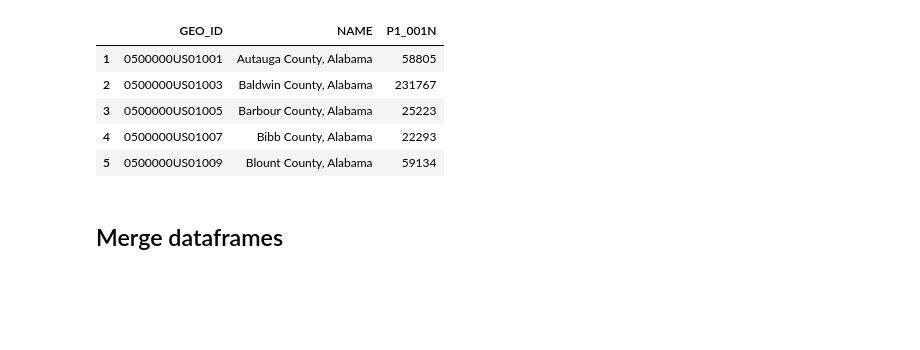
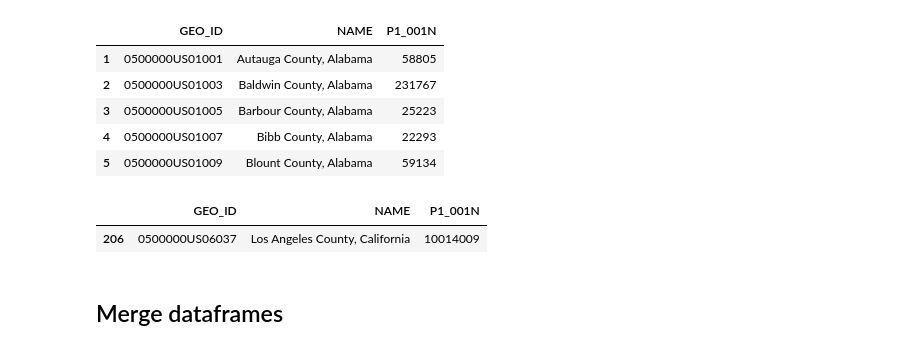
Before and after one commit to jessieblaeser/Pipeline-Incident-Map, a Jupyter notebook: analysis/population-04-county-analysis.ipynb, the cells around one changed output. Drawn from its saved outputs; the diff is of its cells as text; code cells hidden in the pictures; blank space fills up the shorter version.

```diff
--- a/analysis/population-04-county-analysis.ipynb
+++ b/analysis/population-04-county-analysis.ipynb
@@ -5,6 +5,12 @@ Are pipelines breaking that were installed after 2010 breaking in areas with hig
 import pandas as pd
 pd.set_option('display.max_columns', None)
 pd.set_option('display.max_rows', None)
+
+pd.set_option('display.max_columns', None)
+pd.set_option('display.max_rows', None)
+pd.set_option('display.width', None)
+pd.set_option('display.max_colwidth', None)
+pd.set_option('max_seq_item', None)
 # %% [markdown]
 ## Load data
 # %%
@@ -83,6 +89,11 @@ df_population.head()
 | 3 | 0500000US01005 | Barbour County, Alabama | 25223 |
 | 4 | 0500000US01007 | Bibb County, Alabama | 22293 |
 | 5 | 0500000US01009 | Blount County, Alabama | 59134 |
+# %%
+df_population[df_population.NAME == 'Los Angeles County, California']
+# %% [output]
+|  | GEO_ID | NAME | P1_001N |
+| 206 | 0500000US06037 | Los Angeles County, California | 10014009 |
 # %% [markdown]
 ## Merge dataframes
 # %%
```
Also changed, not shown: parts of 9 cells of this notebook.
